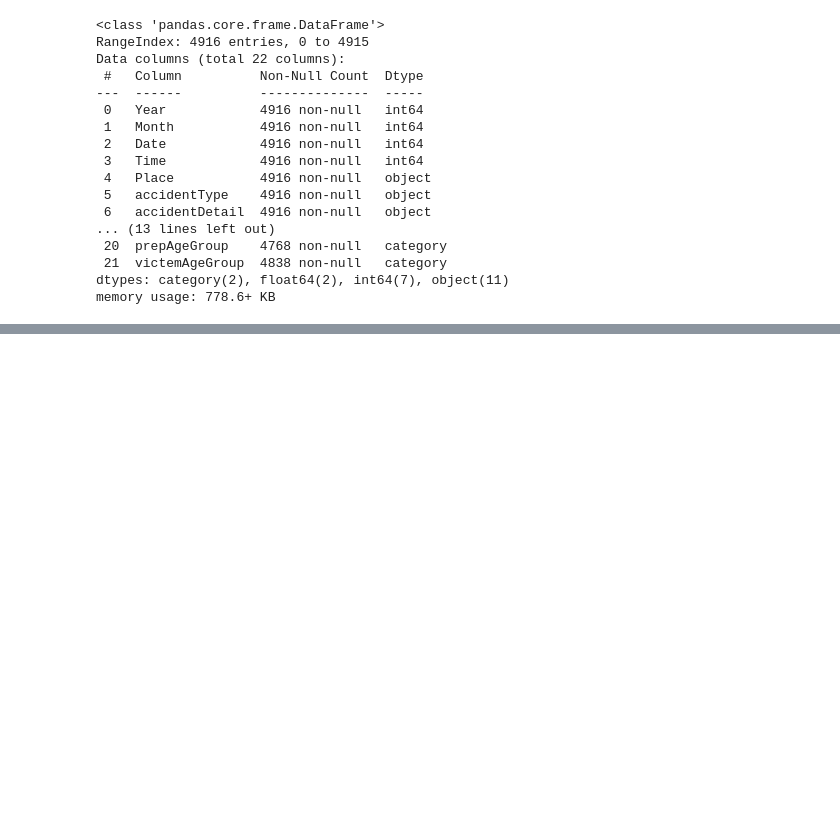
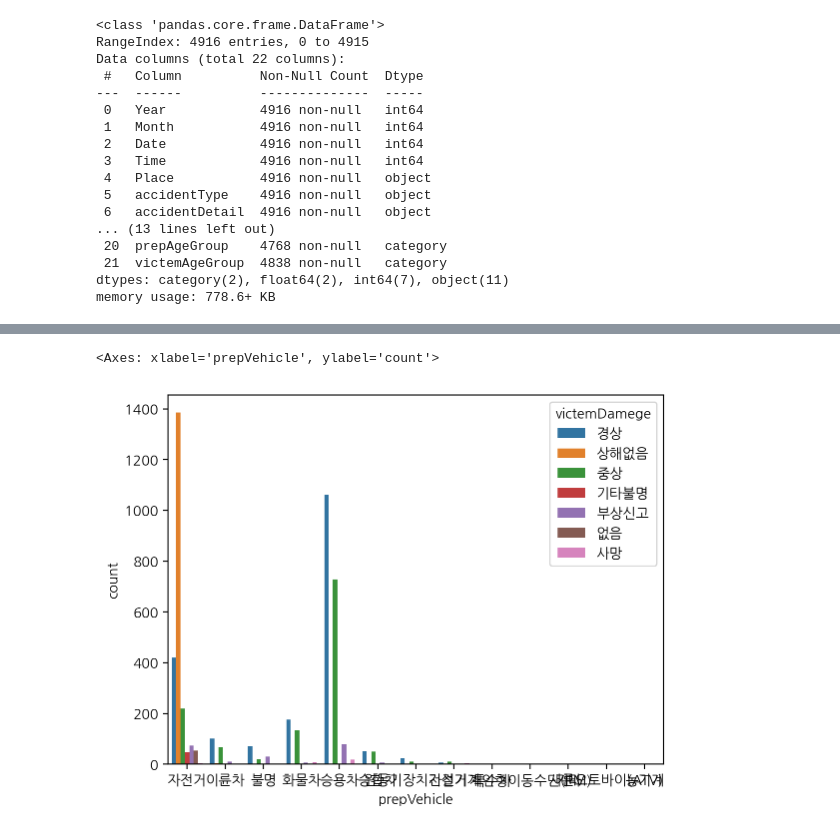
Before and after one commit to yeojeong735/25-BDA-TeamDP, a Jupyter notebook: 25_BDA_BikeCrash_TeamDP.ipynb, the cells around one changed output, grey strips where cells are left out. Saved outputs shown, nothing was run; the diff lists cells and outputs as text; code cells hidden in the pictures; blank space fills up the shorter version.

```diff
--- a/25_BDA_BikeCrash_TeamDP.ipynb
+++ b/25_BDA_BikeCrash_TeamDP.ipynb
@@ -629,0 +610,5 @@ sns.barplot(PvVDamege, x = 'prepVehicle', y = 'count')
+# %%
+sns.countplot(df, x='prepVehicle', hue='victemDamege')
+# %% [output]
+<Axes: xlabel='prepVehicle', ylabel='count'>
+[figure, added]
```
Also changed, not shown: parts of 3 cells of this notebook.
